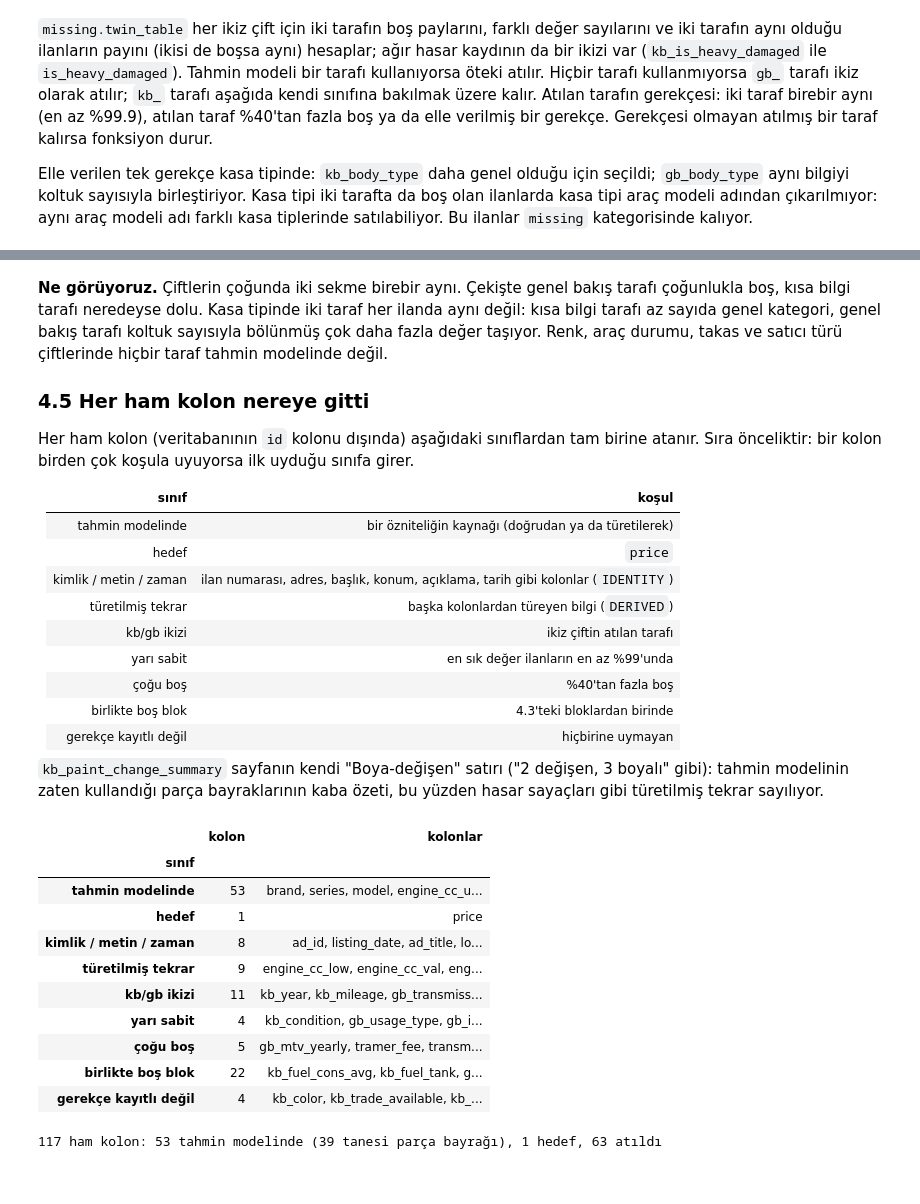
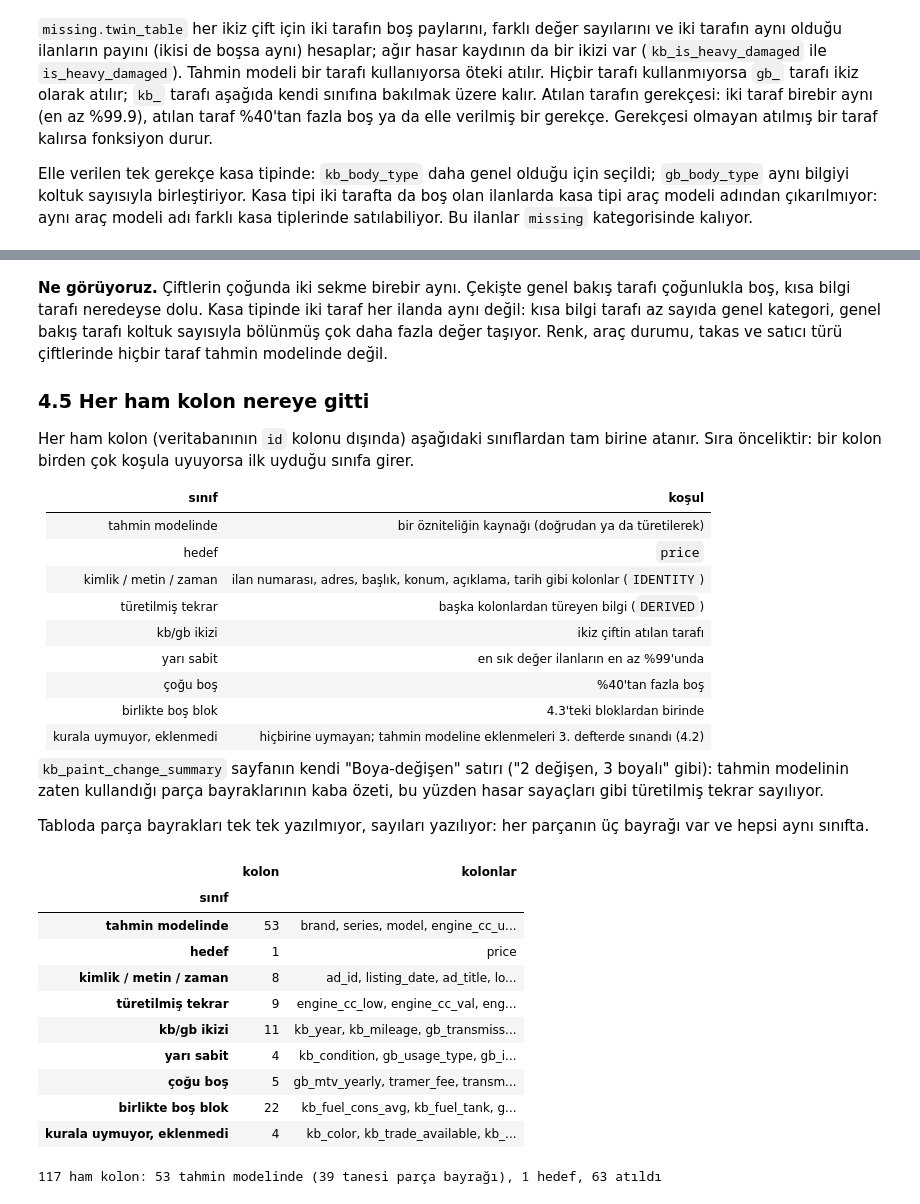
Before and after one commit to sadik-coban/car-price-prediction-pipeline, a Jupyter notebook: notebooks/1_data_and_cleaning.ipynb, the cells around one changed output, grey strips where cells are left out. Drawn from its saved outputs; the diff is of its cells as text; code cells hidden in the pictures.

Commit message:
Notebook one: weaknesses worked through; the four raw columns outside the prediction model point at the add-one test in notebook three (headline key raw_columns_not_added)

```diff
--- a/notebooks/1_data_and_cleaning.ipynb
+++ b/notebooks/1_data_and_cleaning.ipynb
@@ -1171,10 +1171,12 @@ birden çok koşula uyuyorsa ilk uyduğu sınıfa girer.
 | yarı sabit | en sık değer ilanların en az %99'unda |
 | çoğu boş | %40'tan fazla boş |
 | birlikte boş blok | 4.3'teki bloklardan birinde |
-| gerekçe kayıtlı değil | hiçbirine uymayan |
+| kurala uymuyor, eklenmedi | hiçbirine uymayan; tahmin modeline eklenmeleri 3. defterde sınandı (4.2) |
 
 `kb_paint_change_summary` sayfanın kendi "Boya-değişen" satırı ("2 değişen, 3 boyalı" gibi): tahmin modelinin zaten
 kullandığı parça bayraklarının kaba özeti, bu yüzden hasar sayaçları gibi türetilmiş tekrar sayılıyor.
+
+Tabloda parça bayrakları tek tek yazılmıyor, sayıları yazılıyor: her parçanın üç bayrağı var ve hepsi aynı sınıfta.
 # %%
 IDENTITY = ["ad_id", "url", "listing_date", "ad_title", "location", "scraped_at", "description_text", "eids_model"]
 DERIVED = ["engine_cc_low", "engine_cc_val", "engine_cc_is_range", "power_hp_val", "power_hp_is_range",
@@ -1188,29 +1190,34 @@ props["top_value_pct"] = [round(100 * raw_listings[c].value_counts(dropna=False,
 # %%
 CLASSES = {"model": "tahmin modelinde", "target": "hedef", "identity": "kimlik / metin / zaman",
            "derived": "türetilmiş tekrar", "twin": "kb/gb ikizi", "quasi_constant": "yarı sabit",
-           "mostly_missing": "çoğu boş", "block": "birlikte boş blok", "no_reason": "gerekçe kayıtlı değil"}
+           "mostly_missing": "çoğu boş", "block": "birlikte boş blok", "not_added": "kurala uymuyor, eklenmedi"}
 
 conditions = [props.index.isin(used), props.index == "price", props.index.isin(IDENTITY),
               props.index.isin(DERIVED), props.index.isin(twins["dropped"]), props["top_value_pct"] >= 99.0,
               props["missing_pct"] > 40, props.index.isin(list(block_of))]
-props["class"] = np.select(conditions, list(CLASSES)[:-1], default="no_reason")
+props["class"] = np.select(conditions, list(CLASSES)[:-1], default="not_added")
 
-class_table = pd.DataFrame({"n": [(props["class"] == k).sum() for k in CLASSES],
-                            "columns": [", ".join(props.index[props["class"] == k]) for k in CLASSES]},
-                           index=list(CLASSES))
+columns_of = {k: list(props.index[props["class"] == k]) for k in CLASSES}
+shown = dict(columns_of)   # tabloda parça bayrakları tek tek yazılmaz, sayısı yazılır
+flags_in_model = [column for column in columns_of["model"] if column in flag_columns]
+shown["model"] = [column for column in columns_of["model"] if column not in flag_columns] + [
+    f"{len(flags_in_model)} parça bayrağı (_degisen, _boyali, _lokal ile biten kolonlar)"]
+
+class_table = pd.DataFrame({"n": [len(columns_of[k]) for k in CLASSES],
+                            "columns": [", ".join(shown[k]) for k in CLASSES]}, index=list(CLASSES))
 class_table.rename(index=CLASSES, columns={"n": "kolon", "columns": "kolonlar"}).rename_axis("sınıf")
 # %% [output]
 |  | kolon | kolonlar |
 | sınıf |  |  |
 | tahmin modelinde | 53 | brand, series, model, engine_cc_u... |
 | hedef | 1 | price |
 | kimlik / metin / zaman | 8 | ad_id, listing_date, ad_title, lo... |
 | türetilmiş tekrar | 9 | engine_cc_low, engine_cc_val, eng... |
 | kb/gb ikizi | 11 | kb_year, kb_mileage, gb_transmiss... |
 | yarı sabit | 4 | kb_condition, gb_usage_type, gb_i... |
 | çoğu boş | 5 | gb_mtv_yearly, tramer_fee, transm... |
 | birlikte boş blok | 22 | kb_fuel_cons_avg, kb_fuel_tank, g... |
-| gerekçe kayıtlı değil | 4 | kb_color, kb_trade_available, kb_... |
+| kurala uymuyor, eklenmedi | 4 | kb_color, kb_trade_available, kb_... |
 # %%
 n_in_model = class_table.loc["model", "n"]
 n_dropped = len(raw_columns) - n_in_model - class_table.loc["target", "n"]
```
Also changed, not shown: parts of 4 cells of this notebook, 3 other files.
